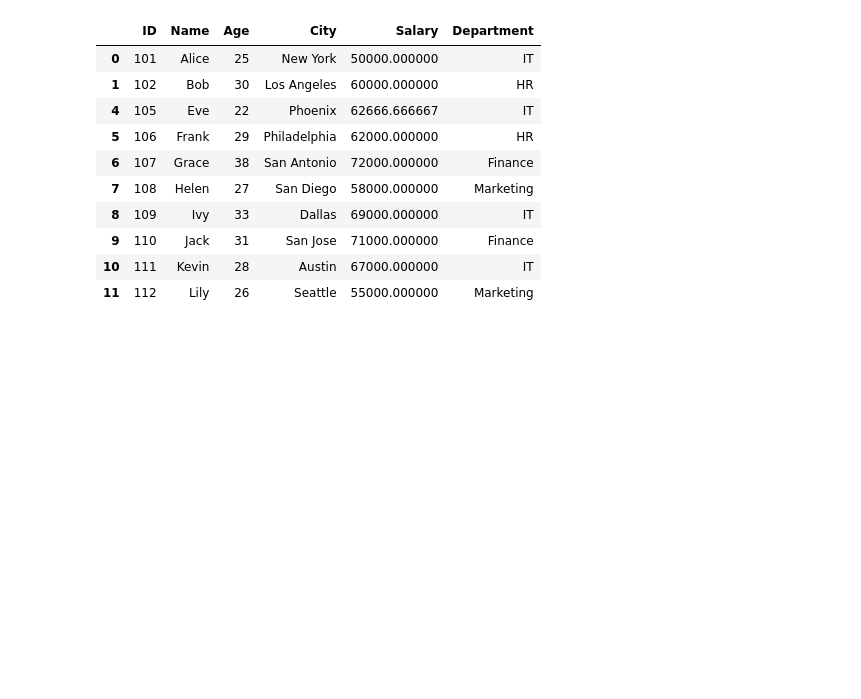
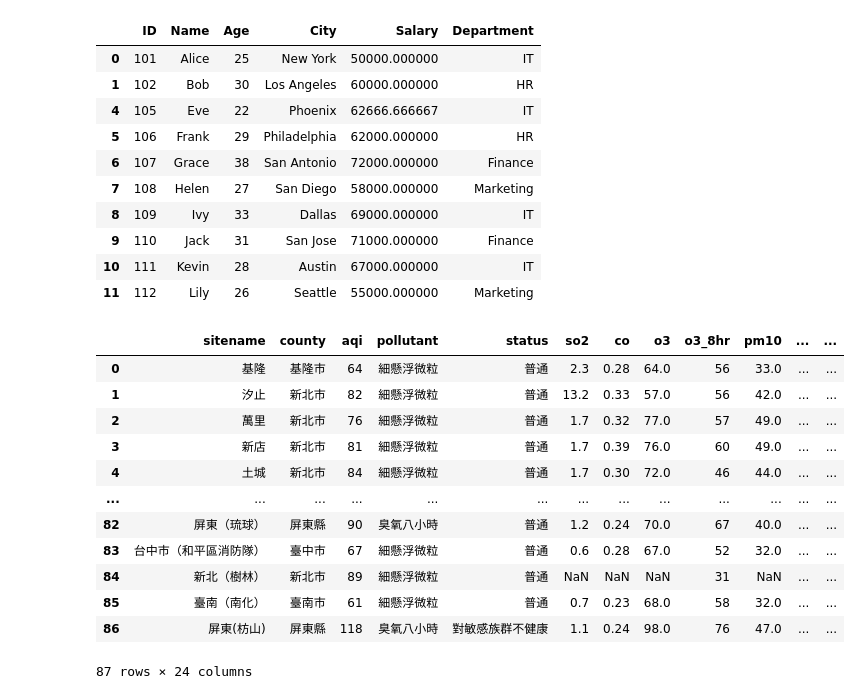
Before and after one commit to imchihchao/aop113b, a Jupyter notebook: nb03.ipynb, the cells around one changed output. Cells and saved outputs as stored; diff of their text form; code cells hidden in the pictures; blank space fills up the shorter version.

```diff
--- a/nb03.ipynb
+++ b/nb03.ipynb
@@ -677,3 +677,22 @@ df
 | 9 | 110 | Jack | 31 | San Jose | 71000.000000 | Finance |
 | 10 | 111 | Kevin | 28 | Austin | 67000.000000 | IT |
 | 11 | 112 | Lily | 26 | Seattle | 55000.000000 | Marketing |
+# %%
+import pandas as pd
+url = 'https://data.moenv.gov.tw/api/v2/aqx_p_432?api_key=58d6040c-dca7-407f-a244-d0bfdfa8144a&limit=1000&sort=ImportDate%20desc&format=CSV'
+df = pd.read_csv(url)
+df
+# %% [output]
+|  | sitename | county | aqi | pollutant | status | so2 | co | o3 | o3_8hr | pm10 | ... | ... |
+| 0 | 基隆 | 基隆市 | 64 | 細懸浮微粒 | 普通 | 2.3 | 0.28 | 64.0 | 56 | 33.0 | ... | ... |
+| 1 | 汐止 | 新北市 | 82 | 細懸浮微粒 | 普通 | 13.2 | 0.33 | 57.0 | 56 | 42.0 | ... | ... |
+| 2 | 萬里 | 新北市 | 76 | 細懸浮微粒 | 普通 | 1.7 | 0.32 | 77.0 | 57 | 49.0 | ... | ... |
+| 3 | 新店 | 新北市 | 81 | 細懸浮微粒 | 普通 | 1.7 | 0.39 | 76.0 | 60 | 49.0 | ... | ... |
+| 4 | 土城 | 新北市 | 84 | 細懸浮微粒 | 普通 | 1.7 | 0.30 | 72.0 | 46 | 44.0 | ... | ... |
+| ... | ... | ... | ... | ... | ... | ... | ... | ... | ... | ... | ... | ... |
+| 82 | 屏東（琉球） | 屏東縣 | 90 | 臭氧八小時 | 普通 | 1.2 | 0.24 | 70.0 | 67 | 40.0 | ... | ... |
+| 83 | 台中市（和平區消防隊） | 臺中市 | 67 | 細懸浮微粒 | 普通 | 0.6 | 0.28 | 67.0 | 52 | 32.0 | ... | ... |
+| 84 | 新北（樹林） | 新北市 | 89 | 細懸浮微粒 | 普通 | NaN | NaN | NaN | 31 | NaN | ... | ... |
+| 85 | 臺南（南化） | 臺南市 | 61 | 細懸浮微粒 | 普通 | 0.7 | 0.23 | 68.0 | 58 | 32.0 | ... | ... |
+| 86 | 屏東(枋山) | 屏東縣 | 118 | 臭氧八小時 | 對敏感族群不健康 | 1.1 | 0.24 | 98.0 | 76 | 47.0 | ... | ... |
+87 rows × 24 columns
```
